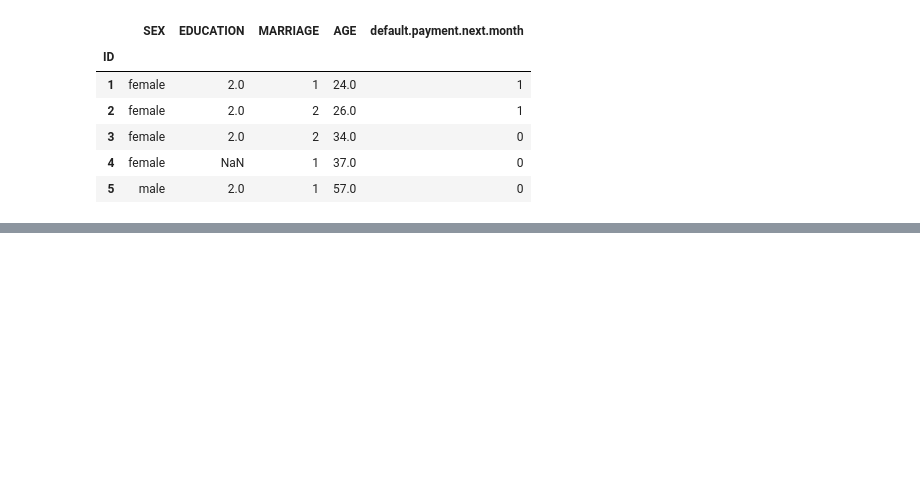
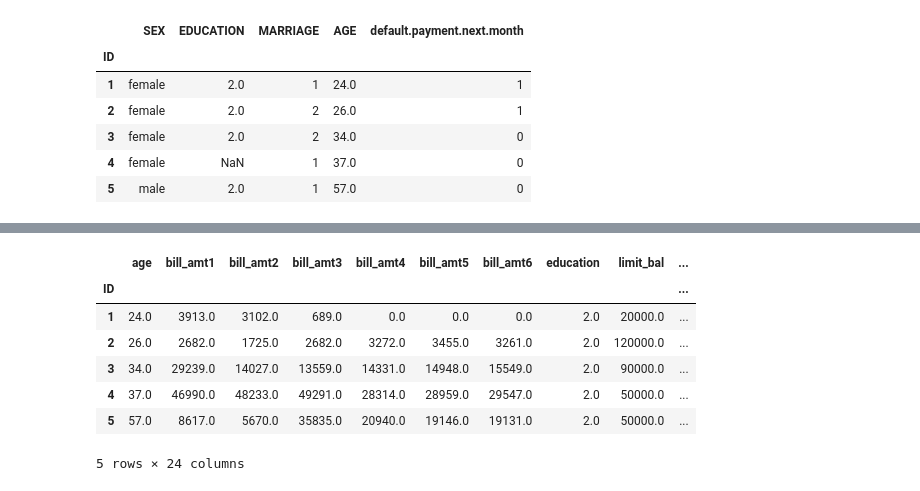
Before and after one commit to AdolfoVillalobos/ta-data-analysis-challenge, a Jupyter notebook: exploration.ipynb, the cells around one changed output, grey strips where cells are left out. Drawn from its saved outputs; the diff is of its cells as text; code cells hidden in the pictures; blank space fills up the shorter version.

```diff
--- a/exploration.ipynb
+++ b/exploration.ipynb
@@ -189,0 +118,53 @@ df[["SEX", "SEXcard_pay_next"]]
+# %%
+data = {
+    "bill_atm": df_bill_transform,
+    "card_pay": df_pay_transform,
+    "card_pay_atm": df_pay_atm_transform,
+    "card_pay_next": df_pay_next_transform,
+}
+
+
+def get_nan_cols(data: Dict[str, pd.DataFrame]) -> List[str]:
+    nan_cols = []
+    for key, value in data.items():
+
+        na = [col for col in value.columns if value[col].isnull().sum()   > 0]
+        nan_cols.extend(na)
+    nan_cols = list(set(nan_cols))
+
+    return nan_cols
+
+
+
+
+def transform_combine(data: Dict[str, pd.DataFrame]) ->  pd.DataFrame:
+    df = None
+    for key in data.keys():
+
+        if df is None:
+            df = data[key]
+        else:
+            df = df.combine_first(data[key])
+    return df
+
+
+def transform_rename(df:  pd.DataFrame) ->  pd.DataFrame:
+
+    df = df.rename(columns={"PAY_0": "PAY_1", "default.payment.next.month": "DEFAULT"})
+    df.columns = [c.lower().replace(" ", "_") for c in df.columns]
+    return df
+
+
+df_combine = transform_combine(data=data)
+df_rename = transform_rename(df=df_combine)
+
+df_rename.head()
+# %% [output]
+|  | age | bill_amt1 | bill_amt2 | bill_amt3 | bill_amt4 | bill_amt5 | bill_amt6 | education | limit_bal | ... |
+| ID |  |  |  |  |  |  |  |  |  | ... |
+| 1 | 24.0 | 3913.0 | 3102.0 | 689.0 | 0.0 | 0.0 | 0.0 | 2.0 | 20000.0 | ... |
+| 2 | 26.0 | 2682.0 | 1725.0 | 2682.0 | 3272.0 | 3455.0 | 3261.0 | 2.0 | 120000.0 | ... |
+| 3 | 34.0 | 29239.0 | 14027.0 | 13559.0 | 14331.0 | 14948.0 | 15549.0 | 2.0 | 90000.0 | ... |
+| 4 | 37.0 | 46990.0 | 48233.0 | 49291.0 | 28314.0 | 28959.0 | 29547.0 | 2.0 | 50000.0 | ... |
+| 5 | 57.0 | 8617.0 | 5670.0 | 35835.0 | 20940.0 | 19146.0 | 19131.0 | 2.0 | 50000.0 | ... |
+5 rows × 24 columns
```
Also changed, not shown: parts of 10 cells of this notebook, 5 other files.
